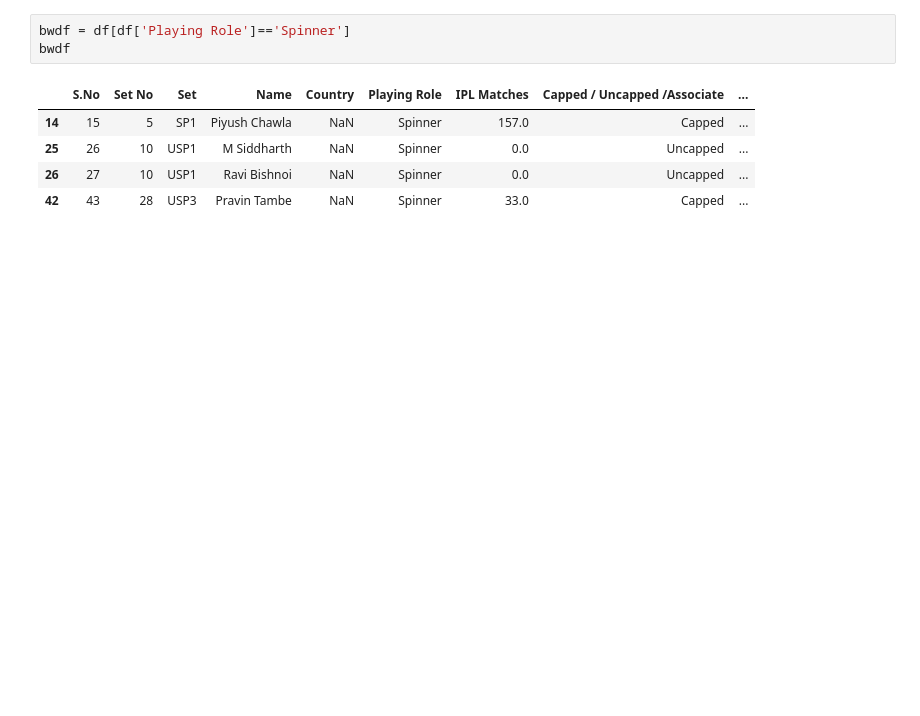
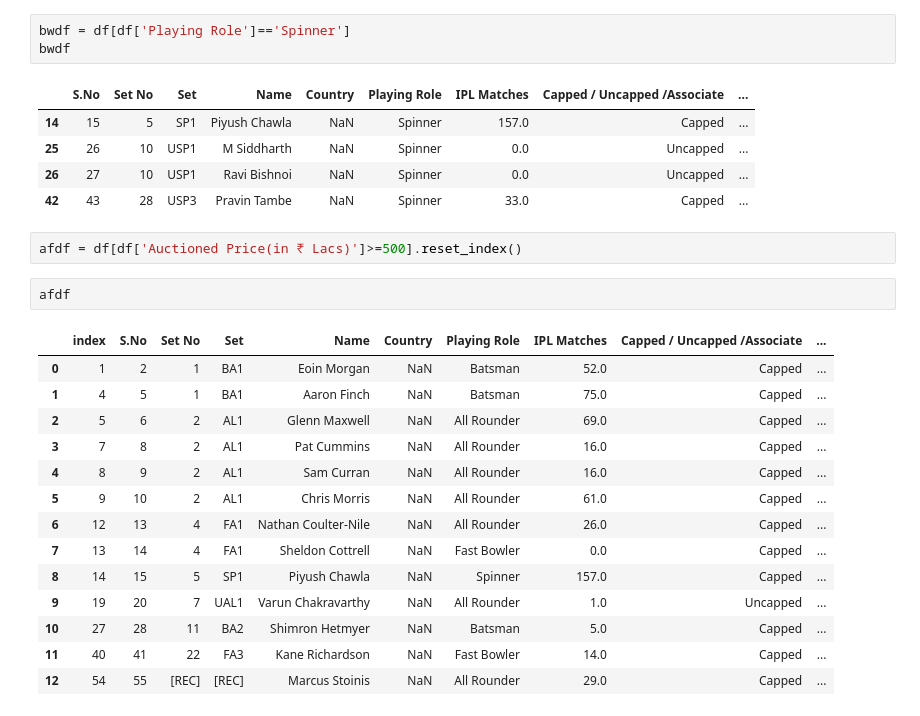
Before and after one commit to Thesavagecoder7784/Statistical-Data-Analysis-With-Pandas, a Jupyter notebook: Analysis of IPL Auction 2020 - Copy.ipynb, the cells around one changed output. Saved outputs shown, nothing was run; the diff lists cells and outputs as text; blank space fills up the shorter version.

```diff
--- a/Analysis of IPL Auction 2020 - Copy.ipynb
+++ b/Analysis of IPL Auction 2020 - Copy.ipynb
@@ -584,3 +669,22 @@ bwdf
 | 25 | 26 | 10 | USP1 | M Siddharth | NaN | Spinner | 0.0 | Uncapped | ... |
 | 26 | 27 | 10 | USP1 | Ravi Bishnoi | NaN | Spinner | 0.0 | Uncapped | ... |
 | 42 | 43 | 28 | USP3 | Pravin Tambe | NaN | Spinner | 33.0 | Capped | ... |
+# %%
+afdf = df[df['Auctioned Price(in ₹ Lacs)']>=500].reset_index()
+# %%
+afdf
+# %% [output]
+|  | index | S.No | Set No | Set | Name | Country | Playing Role | IPL Matches | Capped / Uncapped /Associate | ... |
+| 0 | 1 | 2 | 1 | BA1 | Eoin Morgan | NaN | Batsman | 52.0 | Capped | ... |
+| 1 | 4 | 5 | 1 | BA1 | Aaron Finch | NaN | Batsman | 75.0 | Capped | ... |
+| 2 | 5 | 6 | 2 | AL1 | Glenn Maxwell | NaN | All Rounder | 69.0 | Capped | ... |
+| 3 | 7 | 8 | 2 | AL1 | Pat Cummins | NaN | All Rounder | 16.0 | Capped | ... |
+| 4 | 8 | 9 | 2 | AL1 | Sam Curran | NaN | All Rounder | 16.0 | Capped | ... |
+| 5 | 9 | 10 | 2 | AL1 | Chris Morris | NaN | All Rounder | 61.0 | Capped | ... |
+| 6 | 12 | 13 | 4 | FA1 | Nathan Coulter-Nile | NaN | All Rounder | 26.0 | Capped | ... |
+| 7 | 13 | 14 | 4 | FA1 | Sheldon Cottrell | NaN | Fast Bowler | 0.0 | Capped | ... |
+| 8 | 14 | 15 | 5 | SP1 | Piyush Chawla | NaN | Spinner | 157.0 | Capped | ... |
+| 9 | 19 | 20 | 7 | UAL1 | Varun Chakravarthy | NaN | All Rounder | 1.0 | Uncapped | ... |
+| 10 | 27 | 28 | 11 | BA2 | Shimron Hetmyer | NaN | Batsman | 5.0 | Capped | ... |
+| 11 | 40 | 41 | 22 | FA3 | Kane Richardson | NaN | Fast Bowler | 14.0 | Capped | ... |
+| 12 | 54 | 55 | [REC] | [REC] | Marcus Stoinis | NaN | All Rounder | 29.0 | Capped | ... |
```
Also changed, not shown: parts of 34 cells of this notebook.
